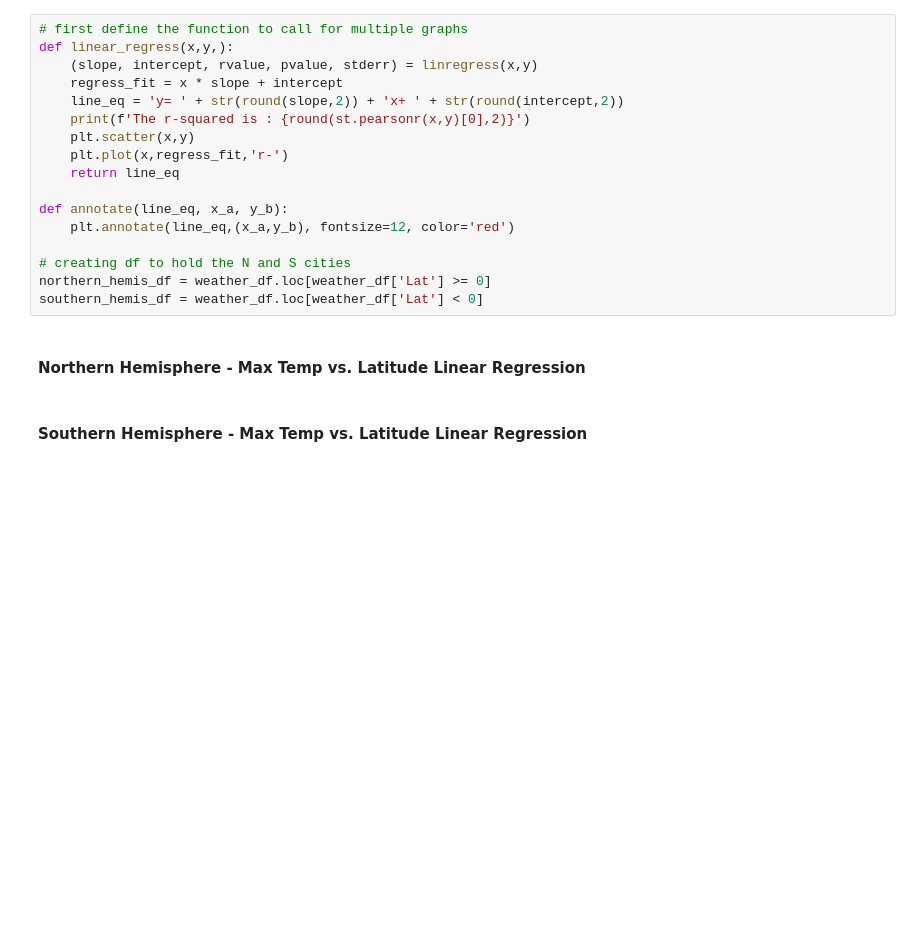
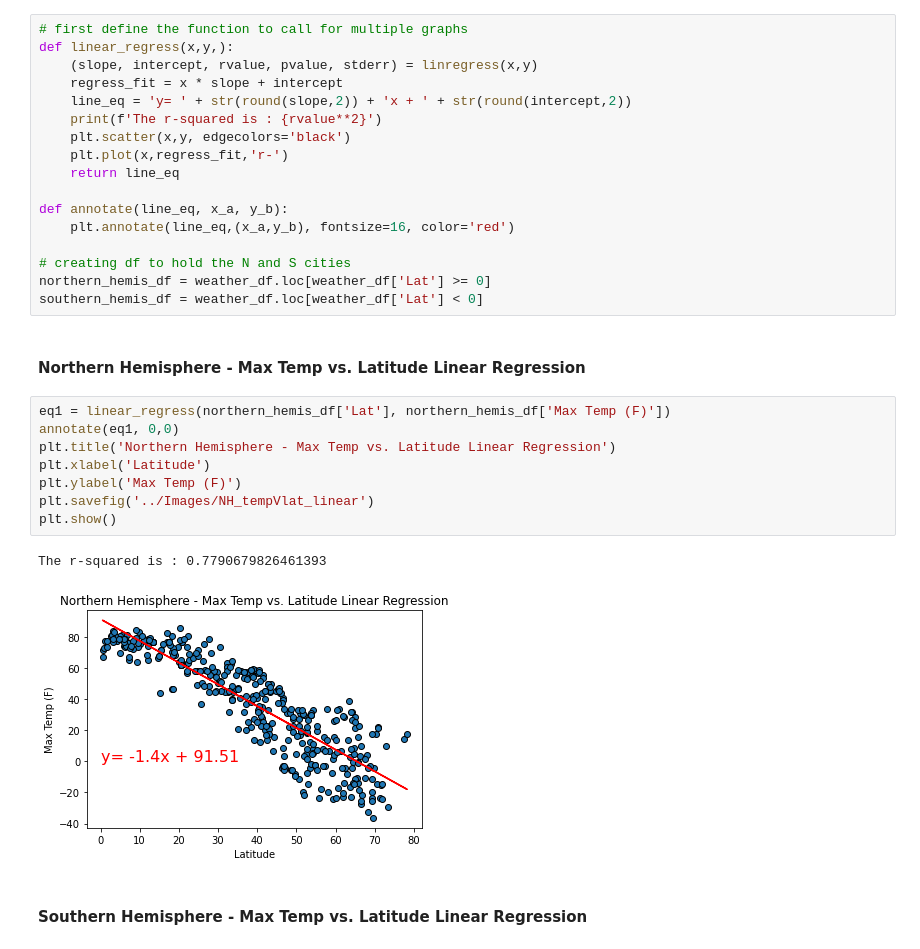
Before and after one commit to chiiliensun/PythonAPIs, a Jupyter notebook: WeatherPy/WeatherPy_code.ipynb, the cells around one changed output. Cells and saved outputs as stored; diff of their text form; blank space fills up the shorter version.

Commit message:
partway through hemisphere linear regression

```diff
--- a/WeatherPy/WeatherPy_code.ipynb
+++ b/WeatherPy/WeatherPy_code.ipynb
@@ -268,19 +269,30 @@ plt.show()
 def linear_regress(x,y,):
     (slope, intercept, rvalue, pvalue, stderr) = linregress(x,y)
     regress_fit = x * slope + intercept
-    line_eq = 'y= ' + str(round(slope,2)) + 'x+ ' + str(round(intercept,2))
-    print(f'The r-squared is : {round(st.pearsonr(x,y)[0],2)}')
-    plt.scatter(x,y)
+    line_eq = 'y= ' + str(round(slope,2)) + 'x + ' + str(round(intercept,2))
+    print(f'The r-squared is : {rvalue**2}')
+    plt.scatter(x,y, edgecolors='black')
     plt.plot(x,regress_fit,'r-')
     return line_eq
 
 def annotate(line_eq, x_a, y_b):
-    plt.annotate(line_eq,(x_a,y_b), fontsize=12, color='red')
+    plt.annotate(line_eq,(x_a,y_b), fontsize=16, color='red')
 
 # creating df to hold the N and S cities
 northern_hemis_df = weather_df.loc[weather_df['Lat'] >= 0]
 southern_hemis_df = weather_df.loc[weather_df['Lat'] < 0]
 # %% [markdown]
 #### Northern Hemisphere - Max Temp vs. Latitude Linear Regression
+# %%
+eq1 = linear_regress(northern_hemis_df['Lat'], northern_hemis_df['Max Temp (F)'])
+annotate(eq1, 0,0)
+plt.title('Northern Hemisphere - Max Temp vs. Latitude Linear Regression')
+plt.xlabel('Latitude')
+plt.ylabel('Max Temp (F)')
+plt.savefig('../Images/NH_tempVlat_linear')
+plt.show()
+# %% [output]
+The r-squared is : 0.7790679826461393
+[figure, added]
 # %% [markdown]
 #### Southern Hemisphere - Max Temp vs. Latitude Linear Regression
```
Also changed, not shown: parts of 3 cells of this notebook, 2 other files.
